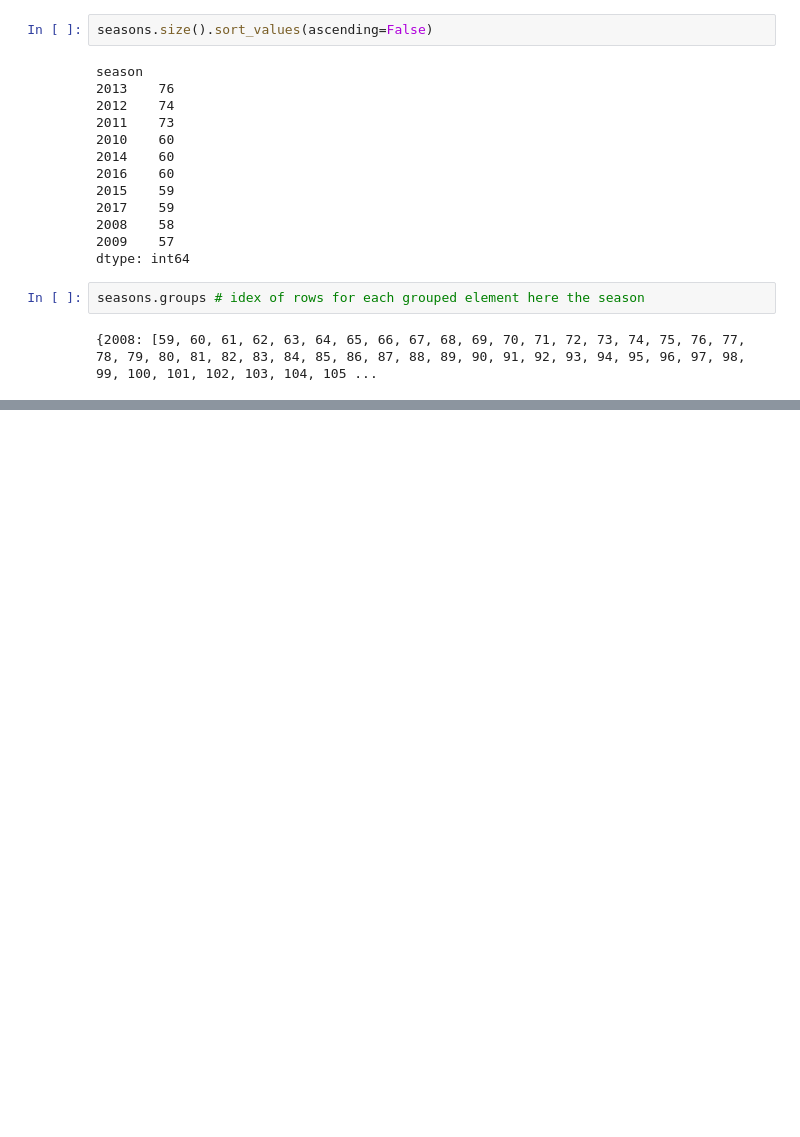
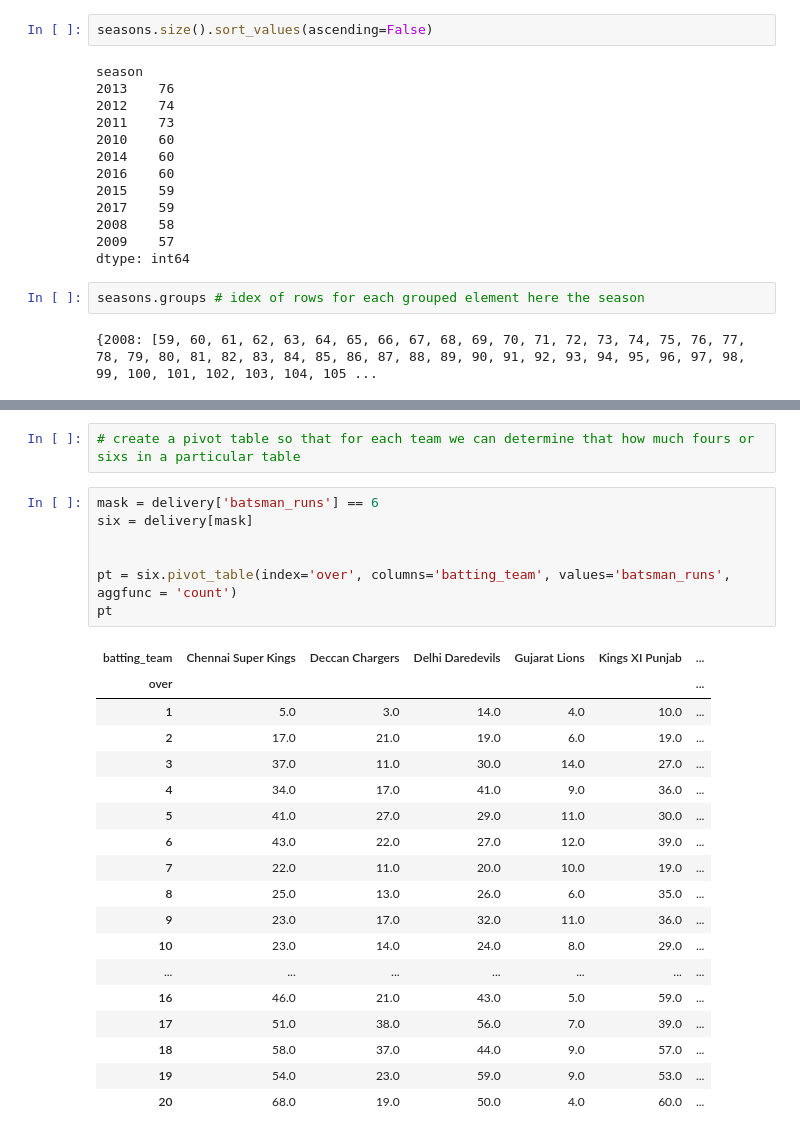
Before and after one commit to OjasTulswani/ml-learning-journal, a Jupyter notebook: pandas/ipl_analysis.ipynb, the cells around one changed output, grey strips where cells are left out. Drawn from its saved outputs; the diff is of its cells as text; blank space fills up the shorter version.

```diff
--- a/pandas/ipl_analysis.ipynb
+++ b/pandas/ipl_analysis.ipynb
@@ -379,0 +427,28 @@ seasons.get_group(2009) # rows of element of particu;ar group
+# %%
+# create a pivot table so that for each team we can determine that how much fours or sixs in a particular table
+# %%
+mask = delivery['batsman_runs'] == 6
+six = delivery[mask]
+
+
+pt = six.pivot_table(index='over', columns='batting_team', values='batsman_runs', aggfunc = 'count')
+pt
+# %% [output]
+| batting_team | Chennai Super Kings | Deccan Chargers | Delhi Daredevils | Gujarat Lions | Kings XI Punjab | ... |
+| over |  |  |  |  |  | ... |
+| 1 | 5.0 | 3.0 | 14.0 | 4.0 | 10.0 | ... |
+| 2 | 17.0 | 21.0 | 19.0 | 6.0 | 19.0 | ... |
+| 3 | 37.0 | 11.0 | 30.0 | 14.0 | 27.0 | ... |
+| 4 | 34.0 | 17.0 | 41.0 | 9.0 | 36.0 | ... |
+| 5 | 41.0 | 27.0 | 29.0 | 11.0 | 30.0 | ... |
+| 6 | 43.0 | 22.0 | 27.0 | 12.0 | 39.0 | ... |
+| 7 | 22.0 | 11.0 | 20.0 | 10.0 | 19.0 | ... |
+| 8 | 25.0 | 13.0 | 26.0 | 6.0 | 35.0 | ... |
+| 9 | 23.0 | 17.0 | 32.0 | 11.0 | 36.0 | ... |
+| 10 | 23.0 | 14.0 | 24.0 | 8.0 | 29.0 | ... |
+| ... | ... | ... | ... | ... | ... | ... |
+| 16 | 46.0 | 21.0 | 43.0 | 5.0 | 59.0 | ... |
+| 17 | 51.0 | 38.0 | 56.0 | 7.0 | 39.0 | ... |
+| 18 | 58.0 | 37.0 | 44.0 | 9.0 | 57.0 | ... |
+| 19 | 54.0 | 23.0 | 59.0 | 9.0 | 53.0 | ... |
+| 20 | 68.0 | 19.0 | 50.0 | 4.0 | 60.0 | ... |
```
Also changed, not shown: parts of 31 cells of this notebook, 1 other file.
